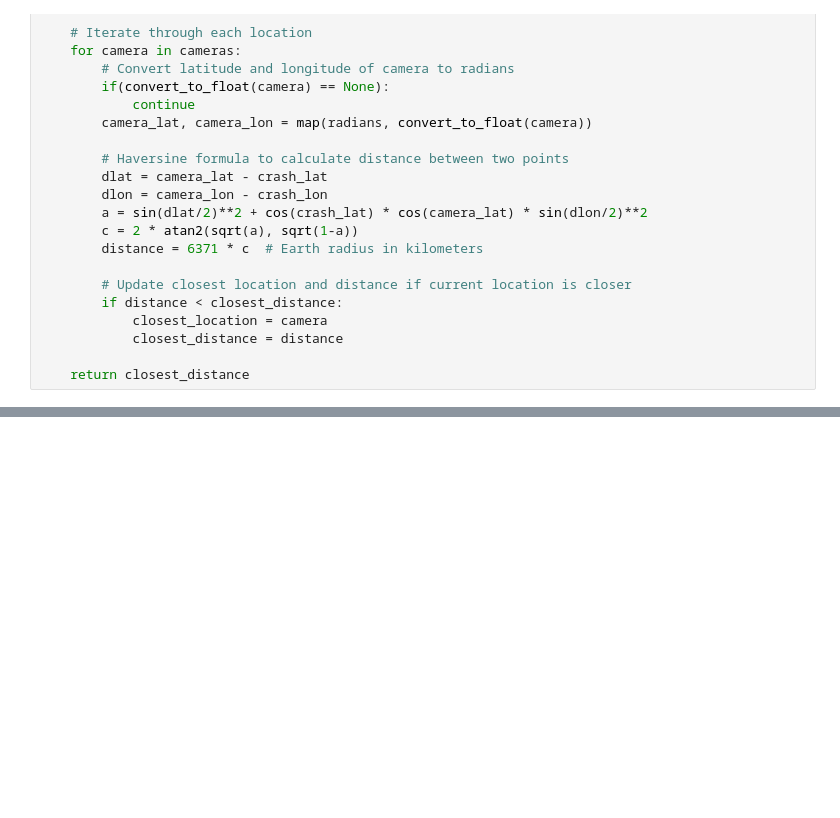
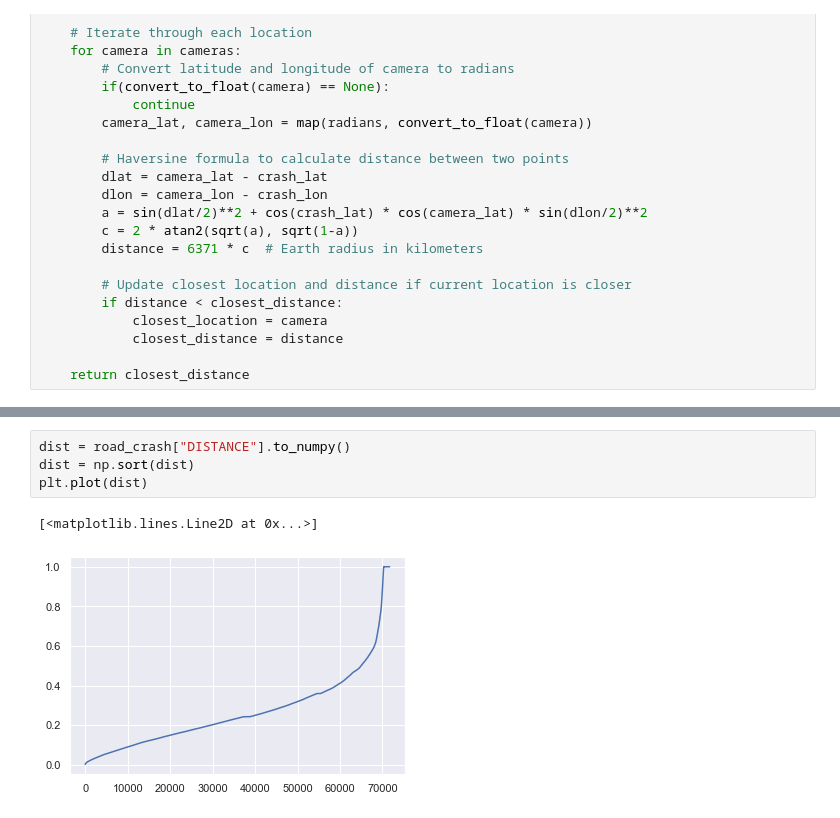
Before and after one commit to Chris-Luong/TheLastOfUs, a Jupyter notebook: FeatureEngineering.ipynb, the cells around one changed output, grey strips where cells are left out. Saved outputs shown, nothing was run; the diff lists cells and outputs as text; blank space fills up the shorter version.

```diff
--- a/FeatureEngineering.ipynb
+++ b/FeatureEngineering.ipynb
@@ -197,0 +204,7 @@ Test Fatal Count: 16
+# %%
+dist = road_crash["DISTANCE"].to_numpy()
+dist = np.sort(dist)
+plt.plot(dist)
+# %% [output]
+[<matplotlib.lines.Line2D at 0x...>]
+[figure, added]
```
Also changed, not shown: parts of 24 cells of this notebook, 6 other files.
